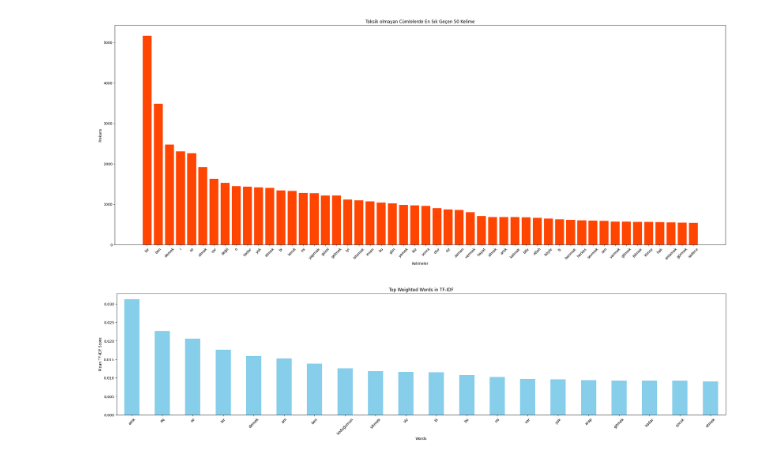
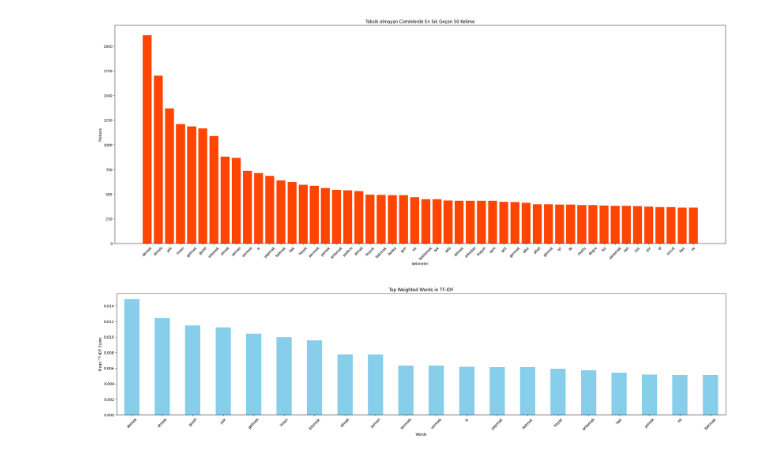
Before and after one commit to mbahadirk/Offensive-Text-Classification, a Jupyter notebook: representations.ipynb, the cells around one changed output. Cells and saved outputs as stored; diff of their text form; code cells hidden in the pictures.

```diff
--- a/representations.ipynb
+++ b/representations.ipynb
@@ -10,7 +10,7 @@ def show_frequency(path, labelName = 'label',contextName = 'root_text',word_coun
     df = df.drop(columns=['id'])
 
     # 'label' sütununda toksik (1) olanları filtrele
-    toxic_texts = df[df["label"] == toxicity]["root_text"]
+    toxic_texts = df[df[labelName] == toxicity][contextName]
 
     title = 'Toksik olmayan'
     if toxicity==1:
@@ -42,7 +42,7 @@ def show_frequency(path, labelName = 'label',contextName = 'root_text',word_coun
 # %%
 from sklearn.feature_extraction.text import TfidfVectorizer
 
-def tfidf(dataframe,show_count=20,max_features = 40000):
+def tfidf(dataframe,show_count=20):
     # Initialize the TfidfVectorizer with a limit on the number of features
     vectorizer = TfidfVectorizer(max_features=40000)  # Adjust max_features as needed
 
@@ -67,12 +67,16 @@ def tfidf(dataframe,show_count=20,max_features = 40000):
     plt.xlabel('Words')
     plt.ylabel('Mean TF-IDF Score')
     plt.xticks(rotation=45)
-    plt.savefig('toxic_tfidf.png')
+    plt.savefig('images/toxic_tfidf.png')
     plt.show()
 # %%
-show_frequency(path = 'datasets/test_verileri/deneme_dataset_50k.csv',toxicity = 0,word_count = 50)
-toxic_texts = df[df["label"] == 1]["root_text"]
+path= 'datasets/turkish_dataset/turkce_cumleler_kokler_corrected_50k.csv'
+df = pd.read_csv(path)
+toxicity = 0
+contextName = 'roots'
+show_frequency(path = path,toxicity = toxicity,word_count = 50, contextName = contextName)
+toxic_texts = df[df["label"] == 0][contextName].dropna()
 tfidf(toxic_texts)
 # %% [output]
-[figure, old version]
+[figure, new version]
-[figure, old version]
+[figure, new version]
```
